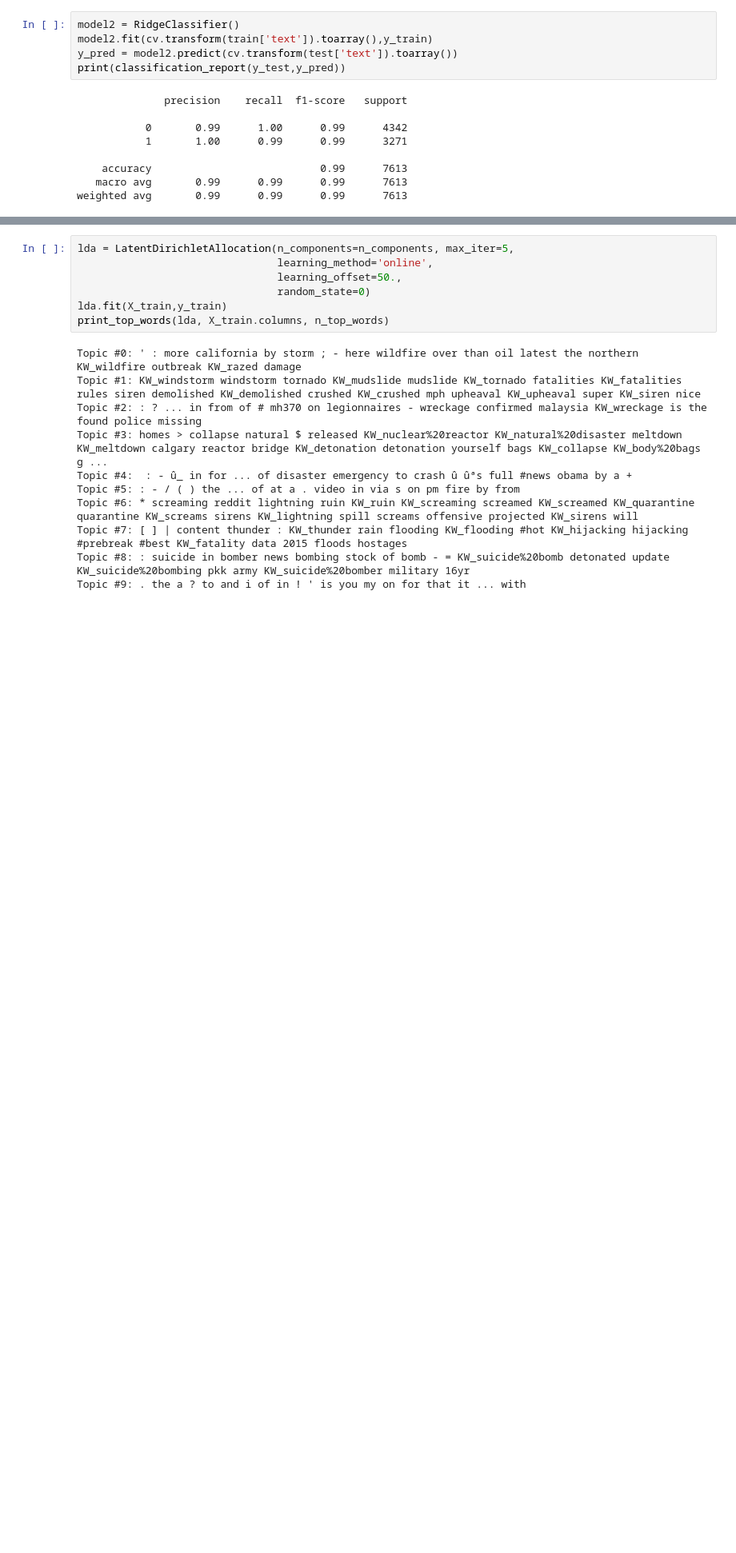
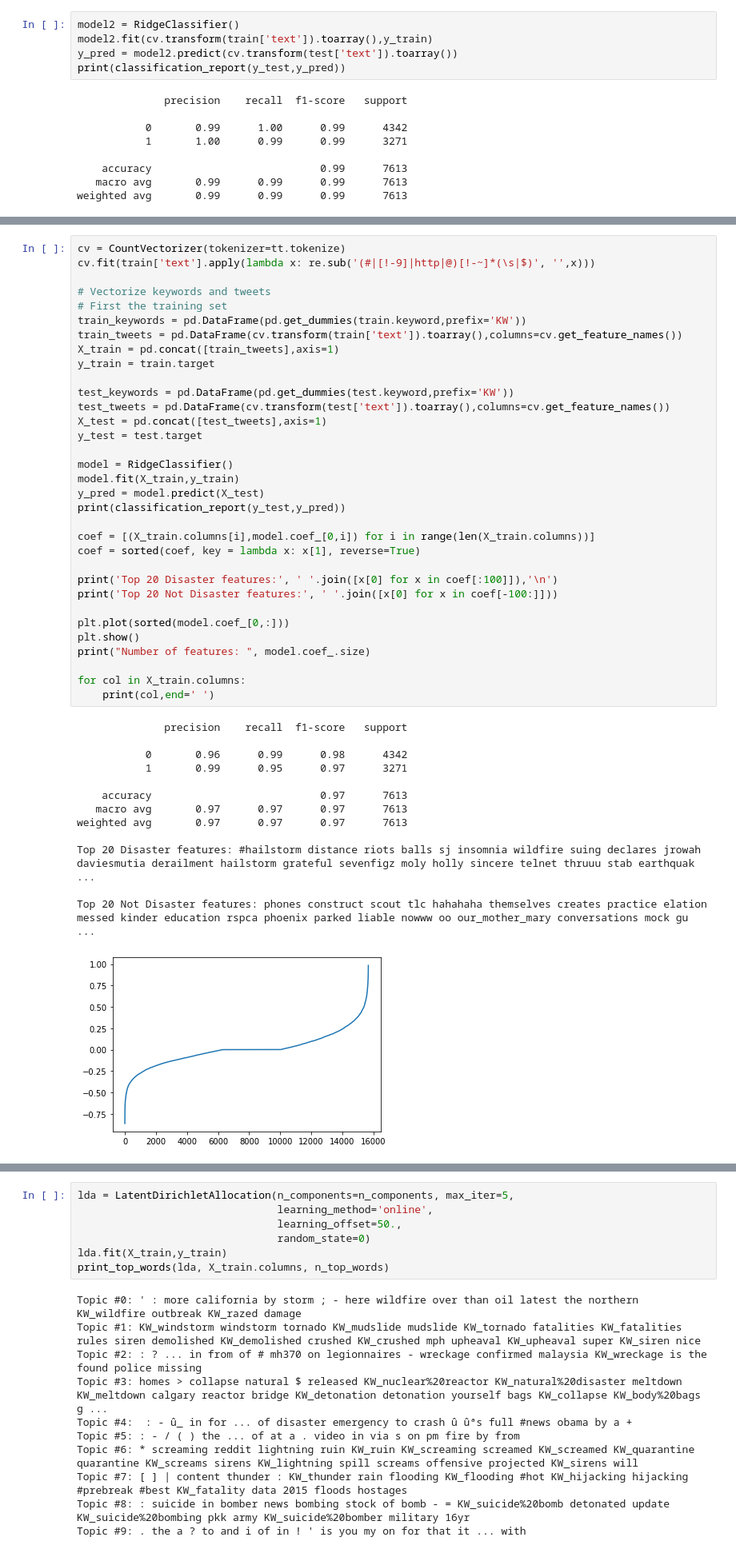
Before and after one commit to jeffkoskulics/Springboard, a Jupyter notebook: Capstone3/notebooks/Preprocess-Model.ipynb, the cells around one changed output, grey strips where cells are left out. Shown at 80% size. Saved outputs shown, nothing was run; the diff lists cells and outputs as text; blank space fills up the shorter version.

```diff
--- a/Capstone3/notebooks/Preprocess-Model.ipynb
+++ b/Capstone3/notebooks/Preprocess-Model.ipynb
@@ -88,0 +231,47 @@ weighted avg       0.99      0.99      0.99      7613
+# %%
+cv = CountVectorizer(tokenizer=tt.tokenize)
+cv.fit(train['text'].apply(lambda x: re.sub('(#|[!-9]|http|@)[!-~]*(\s|$)', '',x)))
+
+# Vectorize keywords and tweets
+# First the training set
+train_keywords = pd.DataFrame(pd.get_dummies(train.keyword,prefix='KW'))
+train_tweets = pd.DataFrame(cv.transform(train['text']).toarray(),columns=cv.get_feature_names())
+X_train = pd.concat([train_tweets],axis=1)
+y_train = train.target
+
+test_keywords = pd.DataFrame(pd.get_dummies(test.keyword,prefix='KW'))
+test_tweets = pd.DataFrame(cv.transform(test['text']).toarray(),columns=cv.get_feature_names())
+X_test = pd.concat([test_tweets],axis=1)
+y_test = test.target
+
+model = RidgeClassifier()
+model.fit(X_train,y_train)
+y_pred = model.predict(X_test)
+print(classification_report(y_test,y_pred))
+
+coef = [(X_train.columns[i],model.coef_[0,i]) for i in range(len(X_train.columns))]
+coef = sorted(coef, key = lambda x: x[1], reverse=True)
+
+print('Top 20 Disaster features:', ' '.join([x[0] for x in coef[:100]]),'\n')
+print('Top 20 Not Disaster features:', ' '.join([x[0] for x in coef[-100:]]))
+
+plt.plot(sorted(model.coef_[0,:]))
+plt.show()
+print("Number of features: ", model.coef_.size)
+
+for col in X_train.columns:
+    print(col,end=' ')
+# %% [output]
+              precision    recall  f1-score   support
+
+           0       0.96      0.99      0.98      4342
+           1       0.99      0.95      0.97      3271
+
+    accuracy                           0.97      7613
+   macro avg       0.97      0.97      0.97      7613
+weighted avg       0.97      0.97      0.97      7613
+
+Top 20 Disaster features: #hailstorm distance riots balls sj insomnia wildfire suing declares jrowah daviesmutia derailment hailstorm grateful sevenfigz moly holly sincere telnet thruuu stab earthquak ...
+
+Top 20 Not Disaster features: phones construct scout tlc hahahaha themselves creates practice elation messed kinder education rspca phoenix parked liable nowww oo our_mother_mary conversations mock gu ...
+[figure, added]
```
Also changed, not shown: parts of 21 cells of this notebook, 3 other files.
